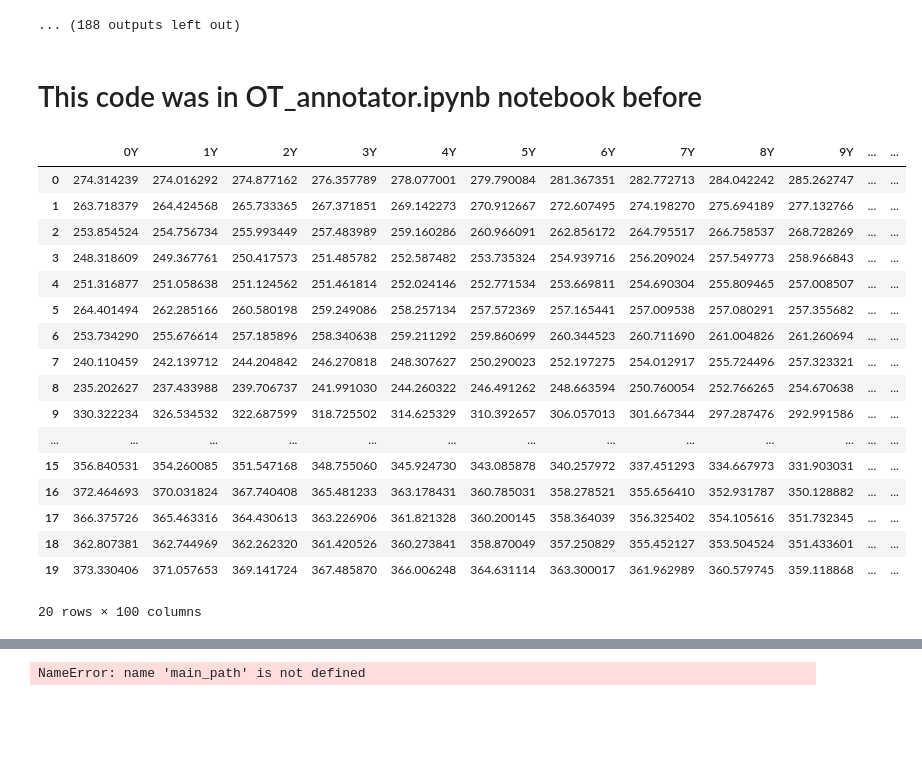
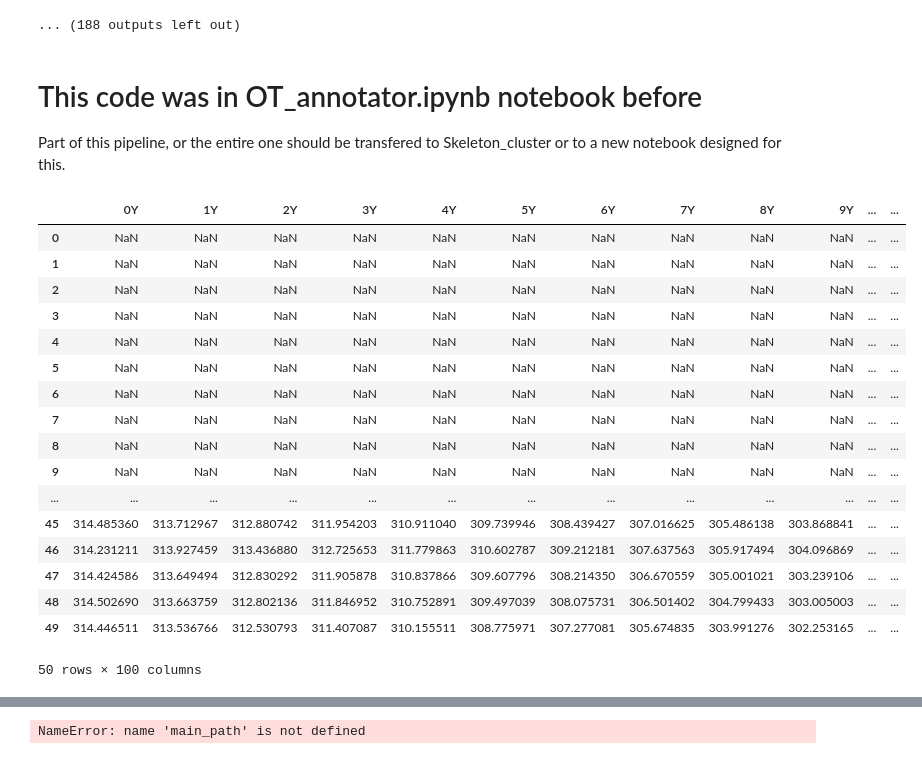
Before and after one commit to leonkontorovich/centerline_behavior_annotation, a Jupyter notebook: centerline/dev/extract_centerlines.ipynb, the cells around one changed output, grey strips where cells are left out. Saved outputs shown, nothing was run; the diff lists cells and outputs as text; code cells hidden in the pictures; blank space fills up the shorter version.

```diff
--- a/centerline/dev/extract_centerlines.ipynb
+++ b/centerline/dev/extract_centerlines.ipynb
@@ -32,10 +40,11 @@ TypeError: extract_frames() missing 3 required positional arguments: 'input_imag
 ### Write bodyparts for config.yaml file
 # %%
 #make bodyparts
-n_bodyparts=99
-nesting=10
+n_bodyparts=100
+nesting=0
 for i in np.arange(0,n_bodyparts):
-    print('- - bodypart'+str(i))
+    if nesting==0: print('- bodypart'+str(i))
+    else: print('- - bodypart'+str(i))
     for j in np.arange(1,nesting):
         #only print bodyparts until n_bodyparts
         if i+j<=n_bodyparts:
@@ -197,6 +224,8 @@ img038274.tif
 ... (188 outputs left out)
 # %% [markdown]
 # This code was in OT_annotator.ipynb notebook before
+
+Part of this pipeline, or the entire one should be transfered to Skeleton_cluster or to a new notebook designed for this.
 # %%
 #make a list of strings with X0, X1..X99, and same with Y
 Xlist_of_strings=[]
@@ -219,29 +248,30 @@ for i in np.arange(100): #100 body parts
     XYlist_of_strings.append(Ystring)
 # %%
 #load data with names list_of_strings
-csv_path='/groups/zimmer/Ulises/wbfm/chemotaxis_assay/2020_Only_behaviour/Annotation_OT/to_plot_centerlines_figures_labmeeting19/centerlines/'
-
+#csv_path='/groups/zimmer/Ulises/wbfm/chemotaxis_assay/2020_Only_behaviour/Annotation_OT/to_plot_centerlines_figures_labmeeting19/centerlines/'
+csv_path='/groups/zimmer/Ulises/wbfm/chemotaxis_assay/2020_Only_behaviour/wrong_centerlines_binary/2020-07-01_10-50-18_control_worm2_segmented_'
 #ATTENTION, we load spline_X_coords with names Y because DLC has X and Y inverted
 X_df=pd.read_csv(csv_path+'spline_X_coords.csv', header=None, names=Ylist_of_strings)#I cant put dtype=int here because names are strings
 Y_df=pd.read_csv(csv_path+'spline_Y_coords.csv', header=None, names=Xlist_of_strings)
 # %%
-X_df.head(20)
+X_df.head(50)
+#X_df.tail(20)
 # %% [output]
 |  | 0Y | 1Y | 2Y | 3Y | 4Y | 5Y | 6Y | 7Y | 8Y | 9Y | ... | ... |
-| 0 | 274.314239 | 274.016292 | 274.877162 | 276.357789 | 278.077001 | 279.790084 | 281.367351 | 282.772713 | 284.042242 | 285.262747 | ... | ... |
-| 1 | 263.718379 | 264.424568 | 265.733365 | 267.371851 | 269.142273 | 270.912667 | 272.607495 | 274.198270 | 275.694189 | 277.132766 | ... | ... |
-| 2 | 253.854524 | 254.756734 | 255.993449 | 257.483989 | 259.160286 | 260.966091 | 262.856172 | 264.795517 | 266.758537 | 268.728269 | ... | ... |
-| 3 | 248.318609 | 249.367761 | 250.417573 | 251.485782 | 252.587482 | 253.735324 | 254.939716 | 256.209024 | 257.549773 | 258.966843 | ... | ... |
-| 4 | 251.316877 | 251.058638 | 251.124562 | 251.461814 | 252.024146 | 252.771534 | 253.669811 | 254.690304 | 255.809465 | 257.008507 | ... | ... |
-| 5 | 264.401494 | 262.285166 | 260.580198 | 259.249086 | 258.257134 | 257.572369 | 257.165441 | 257.009538 | 257.080291 | 257.355682 | ... | ... |
-| 6 | 253.734290 | 255.676614 | 257.185896 | 258.340638 | 259.211292 | 259.860699 | 260.344523 | 260.711690 | 261.004826 | 261.260694 | ... | ... |
-| 7 | 240.110459 | 242.139712 | 244.204842 | 246.270818 | 248.307627 | 250.290023 | 252.197275 | 254.012917 | 255.724496 | 257.323321 | ... | ... |
-| 8 | 235.202627 | 237.433988 | 239.706737 | 241.991030 | 244.260322 | 246.491262 | 248.663594 | 250.760054 | 252.766265 | 254.670638 | ... | ... |
-| 9 | 330.322234 | 326.534532 | 322.687599 | 318.725502 | 314.625329 | 310.392657 | 306.057013 | 301.667344 | 297.287476 | 292.991586 | ... | ... |
+| 0 | NaN | NaN | NaN | NaN | NaN | NaN | NaN | NaN | NaN | NaN | ... | ... |
+| 1 | NaN | NaN | NaN | NaN | NaN | NaN | NaN | NaN | NaN | NaN | ... | ... |
+| 2 | NaN | NaN | NaN | NaN | NaN | NaN | NaN | NaN | NaN | NaN | ... | ... |
+| 3 | NaN | NaN | NaN | NaN | NaN | NaN | NaN | NaN | NaN | NaN | ... | ... |
+| 4 | NaN | NaN | NaN | NaN | NaN | NaN | NaN | NaN | NaN | NaN | ... | ... |
+| 5 | NaN | NaN | NaN | NaN | NaN | NaN | NaN | NaN | NaN | NaN | ... | ... |
+| 6 | NaN | NaN | NaN | NaN | NaN | NaN | NaN | NaN | NaN | NaN | ... | ... |
+| 7 | NaN | NaN | NaN | NaN | NaN | NaN | NaN | NaN | NaN | NaN | ... | ... |
+| 8 | NaN | NaN | NaN | NaN | NaN | NaN | NaN | NaN | NaN | NaN | ... | ... |
+| 9 | NaN | NaN | NaN | NaN | NaN | NaN | NaN | NaN | NaN | NaN | ... | ... |
 | ... | ... | ... | ... | ... | ... | ... | ... | ... | ... | ... | ... | ... |
-| 15 | 356.840531 | 354.260085 | 351.547168 | 348.755060 | 345.924730 | 343.085878 | 340.257972 | 337.451293 | 334.667973 | 331.903031 | ... | ... |
-| 16 | 372.464693 | 370.031824 | 367.740408 | 365.481233 | 363.178431 | 360.785031 | 358.278521 | 355.656410 | 352.931787 | 350.128882 | ... | ... |
-| 17 | 366.375726 | 365.463316 | 364.430613 | 363.226906 | 361.821328 | 360.200145 | 358.364039 | 356.325402 | 354.105616 | 351.732345 | ... | ... |
-| 18 | 362.807381 | 362.744969 | 362.262320 | 361.420526 | 360.273841 | 358.870049 | 357.250829 | 355.452127 | 353.504524 | 351.433601 | ... | ... |
-| 19 | 373.330406 | 371.057653 | 369.141724 | 367.485870 | 366.006248 | 364.631114 | 363.300017 | 361.962989 | 360.579745 | 359.118868 | ... | ... |
+| 45 | 314.485360 | 313.712967 | 312.880742 | 311.954203 | 310.911040 | 309.739946 | 308.439427 | 307.016625 | 305.486138 | 303.868841 | ... | ... |
+| 46 | 314.231211 | 313.927459 | 313.436880 | 312.725653 | 311.779863 | 310.602787 | 309.212181 | 307.637563 | 305.917494 | 304.096869 | ... | ... |
+| 47 | 314.424586 | 313.649494 | 312.830292 | 311.905878 | 310.837866 | 309.607796 | 308.214350 | 306.670559 | 305.001021 | 303.239106 | ... | ... |
+| 48 | 314.502690 | 313.663759 | 312.802136 | 311.846952 | 310.752891 | 309.497039 | 308.075731 | 306.501402 | 304.799433 | 303.005003 | ... | ... |
+| 49 | 314.446511 | 313.536766 | 312.530793 | 311.407087 | 310.155511 | 308.775971 | 307.277081 | 305.674835 | 303.991276 | 302.253165 | ... | ... |
-20 rows × 100 columns
+50 rows × 100 columns
```
Also changed, not shown: parts of 16 cells of this notebook, 7 other files.
